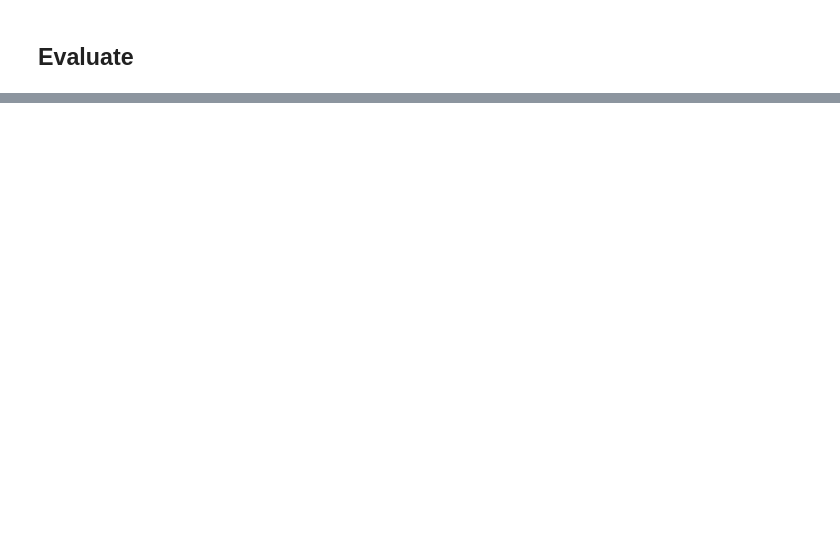
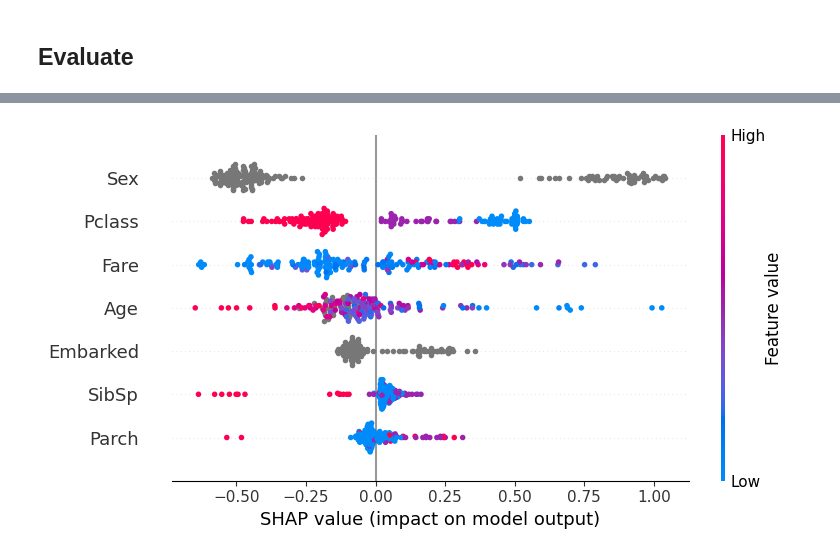
Before and after one commit to italocosilva/ds-for-beginners, a Jupyter notebook: notebooks/02-almost-perfect-model.ipynb, the cells around one changed output, grey strips where cells are left out. Drawn from its saved outputs; the diff is of its cells as text; code cells hidden in the pictures; blank space fills up the shorter version.

```diff
--- a/notebooks/02-almost-perfect-model.ipynb
+++ b/notebooks/02-almost-perfect-model.ipynb
@@ -154,0 +188,4 @@ roc_auc_score(df_train[TARGET], df_train["pred"]), roc_auc_score(df_test[TARGET]
+# %%
+shap.summary_plot(shap_values, df_test[FEATURES])
+# %% [output]
+[figure, added]
```
Also changed, not shown: parts of 14 cells of this notebook, 1 other file.
